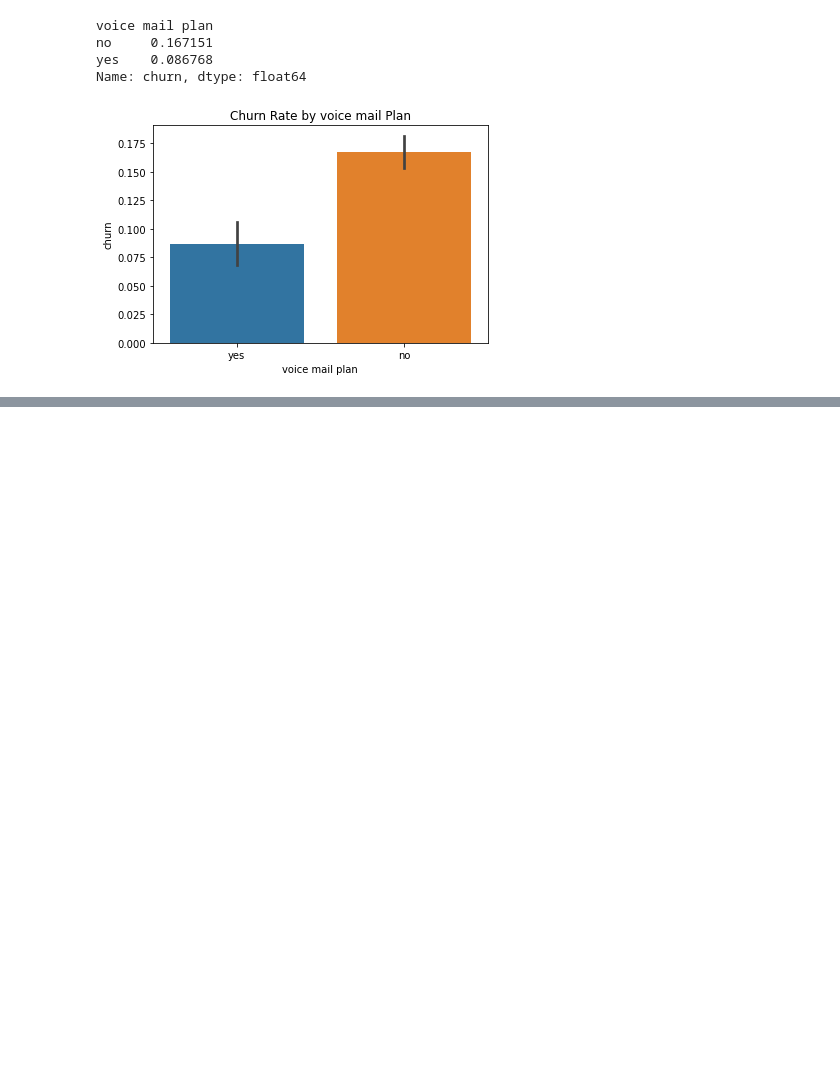
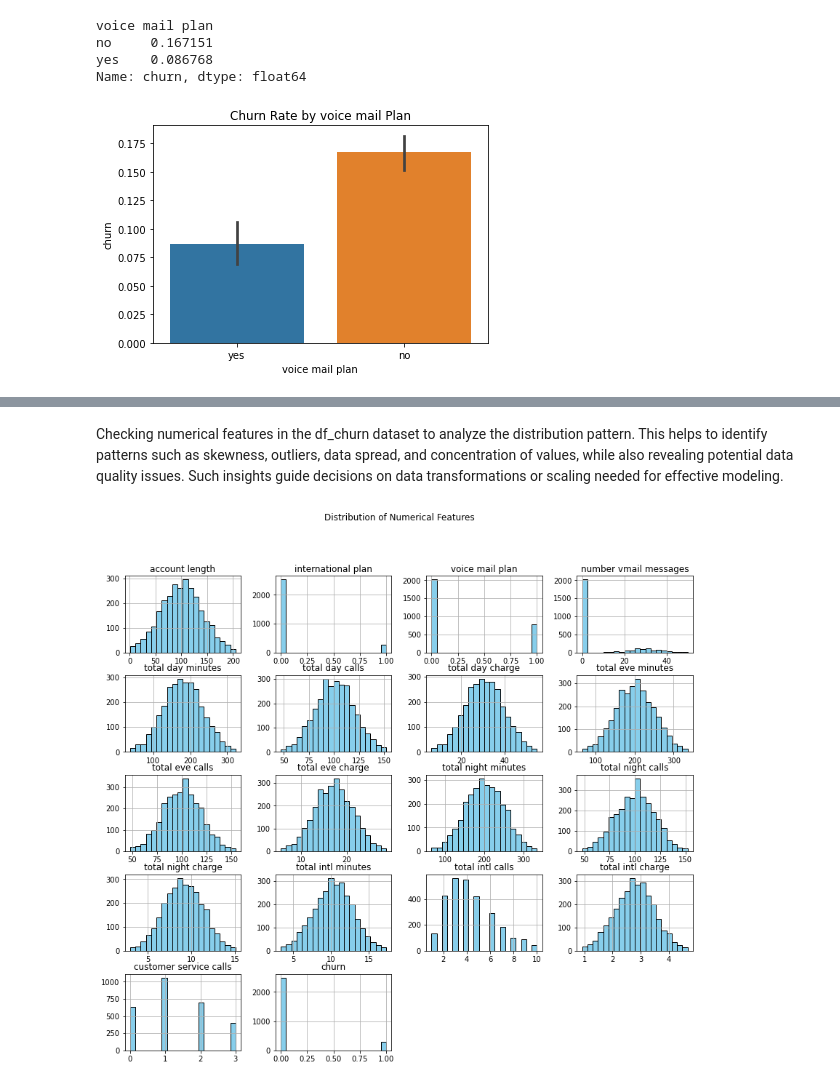
Before and after one commit to tmusula/Phase-3-Project-Churn-Prediction, a Jupyter notebook: SyriaTel_Churn.ipynb, the cells around one changed output, grey strips where cells are left out. Cells and saved outputs as stored; diff of their text form; code cells hidden in the pictures; blank space fills up the shorter version.

```diff
--- a/SyriaTel_Churn.ipynb
+++ b/SyriaTel_Churn.ipynb
@@ -241,0 +296,9 @@ Name: churn, dtype: float64
+# %%
+# Conversion of categorical values
+
+# Map 'yes' to 1 and 'no' to 0 in the 'international plan' and 'voice mail' columns
+df_churn['international plan'] = df_churn['international plan'].map({'yes': 1, 'no': 0})
+df_churn['voice mail plan'] = df_churn['voice mail plan'].map({'yes': 1, 'no': 0})
+
+# Display the first few rows of the updated DataFrame
+df_churn.head()
@@ -241,0 +312,16 @@ Name: churn, dtype: float64
+# %% [markdown]
+Checking numerical features in the df_churn dataset to analyze the distribution pattern. This helps to identify patterns such as skewness, outliers, data spread, and concentration of values, while also revealing potential data quality issues. Such insights guide decisions on data transformations or scaling needed for effective modeling.
+# %%
+# Converting boolean columns and visualization of distributions for Numerical features using histograms
+
+# Convert boolean columns to integer (0 and 1)
+df_churn = df_churn.copy()
+for col in df_churn.select_dtypes(include=['bool']).columns:
+    df_churn[col] = df_churn[col].astype(int)
+
+# Plot histograms for numerical features
+df_churn.hist(bins=20, figsize=(14, 12), color='skyblue', edgecolor='black')
+plt.suptitle("Distribution of Numerical Features")
+plt.show()
+# %% [output]
+[figure, added]
```
Also changed, not shown: parts of 34 cells of this notebook.
